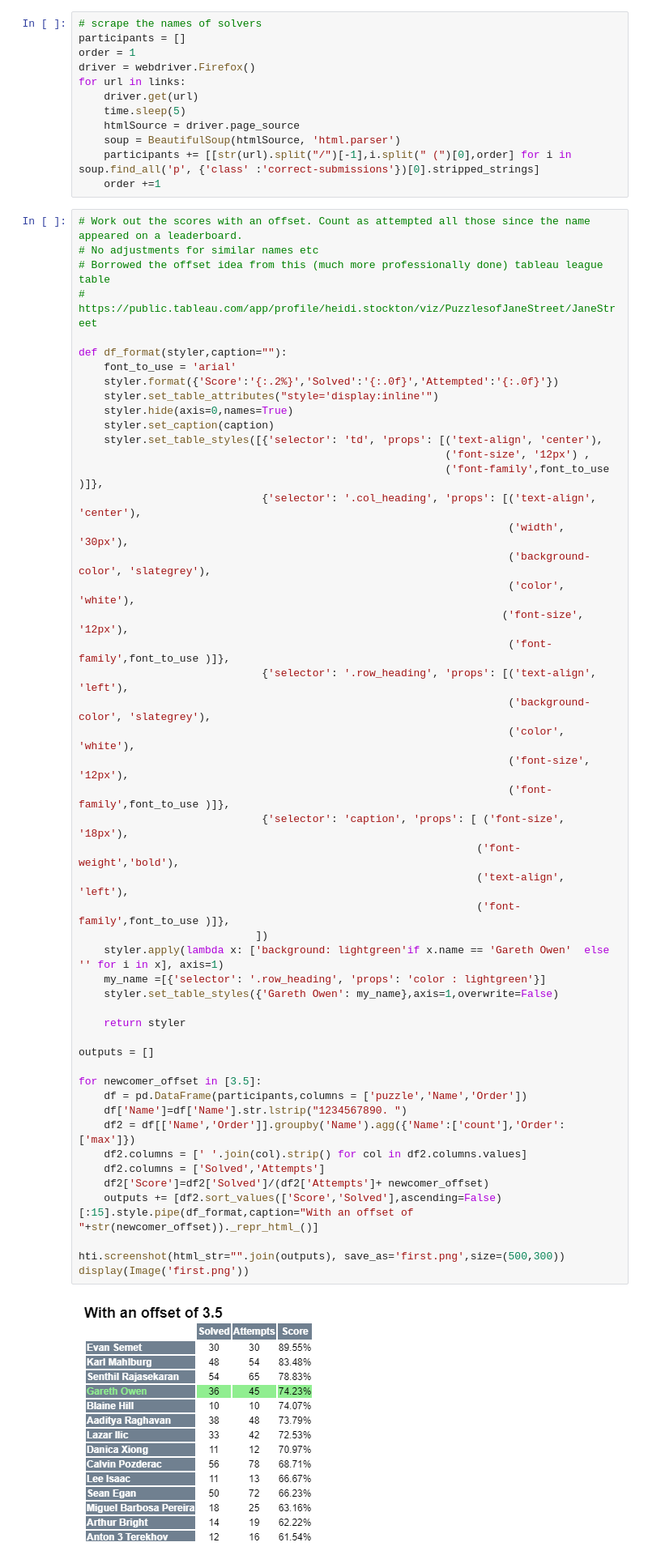
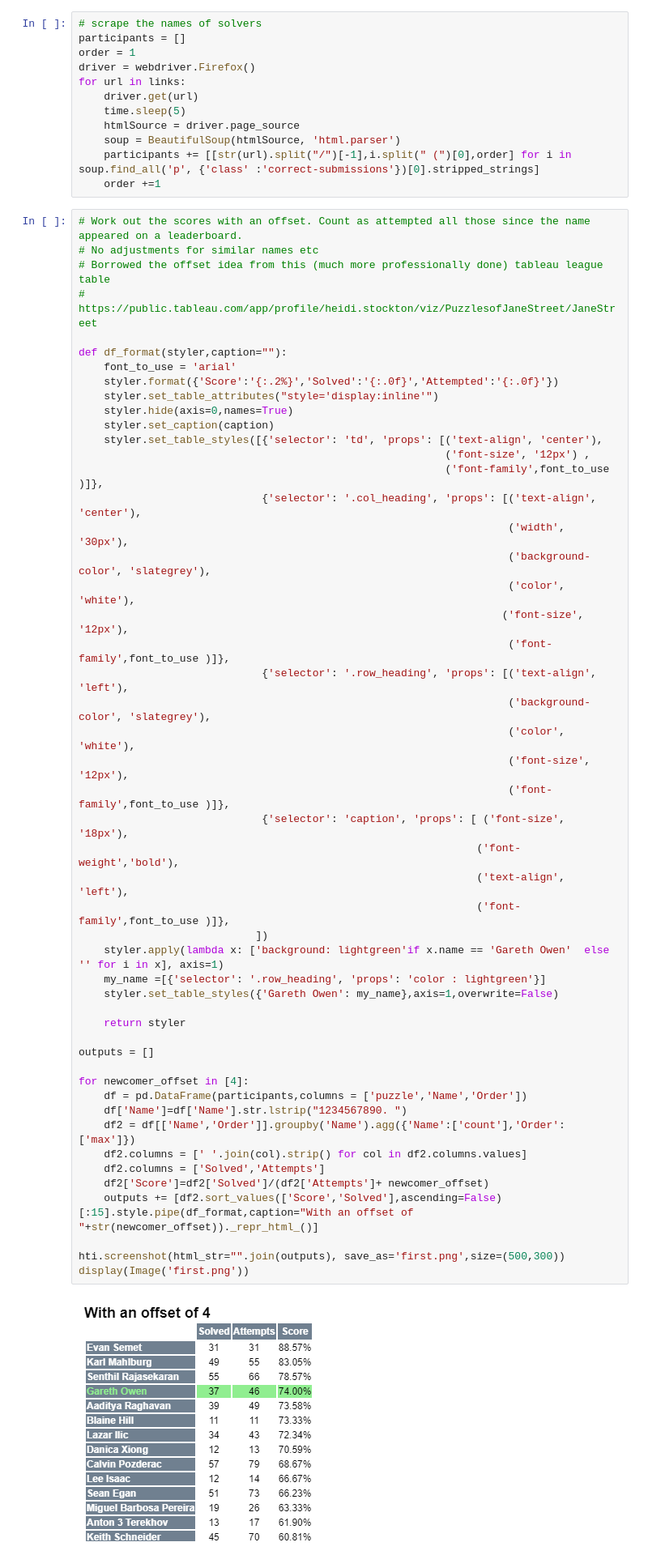
Before and after one commit to gowen100/Jane-Street-Solutions, a Jupyter notebook: 00_Leaderboard.ipynb, the cells around one changed output. Shown: that part at 81% size. Drawn from its saved outputs; the diff is of its cells as text.

```diff
--- a/00_Leaderboard.ipynb
+++ b/00_Leaderboard.ipynb
@@ -63,35 +63,35 @@ def df_format(styler,caption=""):
                                                                     ('font-family',font_to_use )]},
                              {'selector': '.row_heading', 'props': [('text-align', 'left'),
                                                                     ('background-color', 'slategrey'),
                                                                     ('color', 'white'),
                                                                     ('font-size', '12px'),
                                                                     ('font-family',font_to_use )]},
                              {'selector': 'caption', 'props': [ ('font-size', '18px'),
                                                                ('font-weight','bold'),
                                                                ('text-align', 'left'),
                                                                ('font-family',font_to_use )]},
                             ])
     styler.apply(lambda x: ['background: lightgreen'if x.name == 'Gareth Owen'  else '' for i in x], axis=1)
     my_name =[{'selector': '.row_heading', 'props': 'color : lightgreen'}]
     styler.set_table_styles({'Gareth Owen': my_name},axis=1,overwrite=False)
 
     return styler
 
 outputs = []
 
-for newcomer_offset in [3.5]:
+for newcomer_offset in [4]:
     df = pd.DataFrame(participants,columns = ['puzzle','Name','Order'])
     df['Name']=df['Name'].str.lstrip("1234567890. ")
     df2 = df[['Name','Order']].groupby('Name').agg({'Name':['count'],'Order': ['max']})
     df2.columns = [' '.join(col).strip() for col in df2.columns.values]
     df2.columns = ['Solved','Attempts']
     df2['Score']=df2['Solved']/(df2['Attempts']+ newcomer_offset)
     outputs += [df2.sort_values(['Score','Solved'],ascending=False)[:15].style.pipe(df_format,caption="With an offset of "+str(newcomer_offset))._repr_html_()]
 
 hti.screenshot(html_str="".join(outputs), save_as='first.png',size=(500,300))
 display(Image('first.png'))
 # %% [output]
-[figure, old version]
+[figure, new version]
 # %%
 outputs = df2.sort_values('Solved',ascending=False)[:15].style.pipe(df_format,caption="Number of Attempts")._repr_html_()
 hti.screenshot(html_str="".join(outputs), save_as='second.png',size=(500,300))
```
Also changed, not shown: parts of 2 cells of this notebook, 3 other files.
